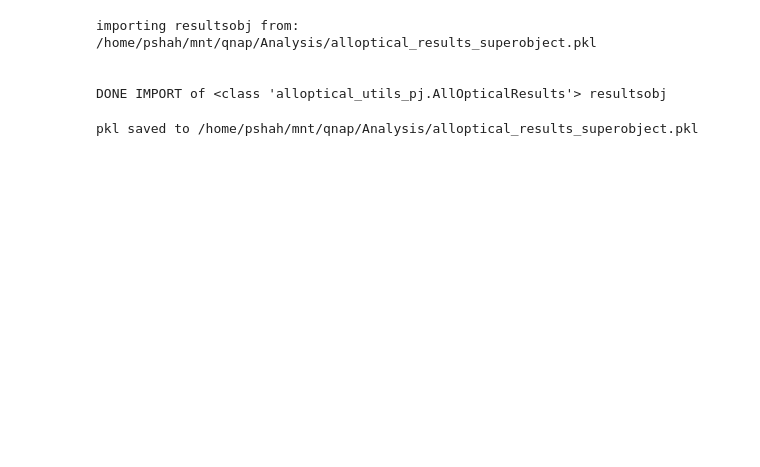
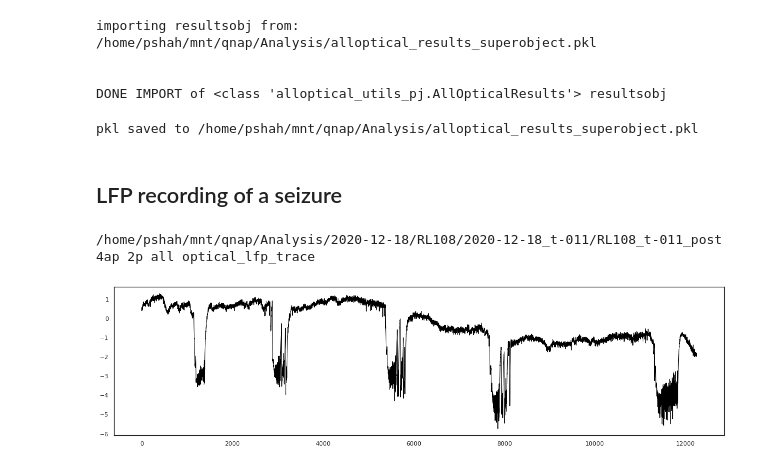
Before and after one commit to Packer-Lab/AllOpticalSeizure, a Jupyter notebook: jupyter - current/allOptical-results.ipynb, the cells around one changed output. Drawn from its saved outputs; the diff is of its cells as text; code cells hidden in the pictures; blank space fills up the shorter version.

```diff
--- a/jupyter - current/allOptical-results.ipynb
+++ b/jupyter - current/allOptical-results.ipynb
@@ -34,3 +34,24 @@ allOpticalresults.slmtargets_stim_responses = pd.DataFrame({'prep_trial': [], 'd
 allOpticalresults.save()
 # %% [output]
 pkl saved to /home/pshah/mnt/qnap/Analysis/alloptical_results_superobject.pkl
+# %% [markdown]
+## LFP recording of a seizure
+# %%
+prep = 'RL108'
+date = '2020-12-18'
+trial = 't-011'
+pkl_path = "/home/pshah/mnt/qnap/Analysis/%s/%s/%s_%s/%s_%s.pkl" % (date, prep, date, trial, date, trial)
+
+expobj, experiment = aoutils.import_expobj(trial=trial, date=date, pkl_path=pkl_path, verbose=False)
+# %%
+fig, ax = plt.subplots(figsize=[20,5])
+signal = expobj.lfp_signal[::1000]
+ax.plot(signal, linewidth=1.0, color='black')
+save_path = expobj.analysis_save_path + '/%s_%s_%s_lfp_trace' % (expobj.metainfo['animal prep.'], expobj.metainfo['trial'], expobj.metainfo['exptype'])
+print(save_path)
+fig.savefig(fname=save_path  + '.png', transparent=True, format='png')
+fig.savefig(fname=save_path  + '.svg', transparent=True, format='svg')
+fig.show()
+# %% [output]
+/home/pshah/mnt/qnap/Analysis/2020-12-18/RL108/2020-12-18_t-011/RL108_t-011_post 4ap 2p all optical_lfp_trace
+[figure, added]
```
Also changed, not shown: parts of 10 cells of this notebook, 16 other files.
